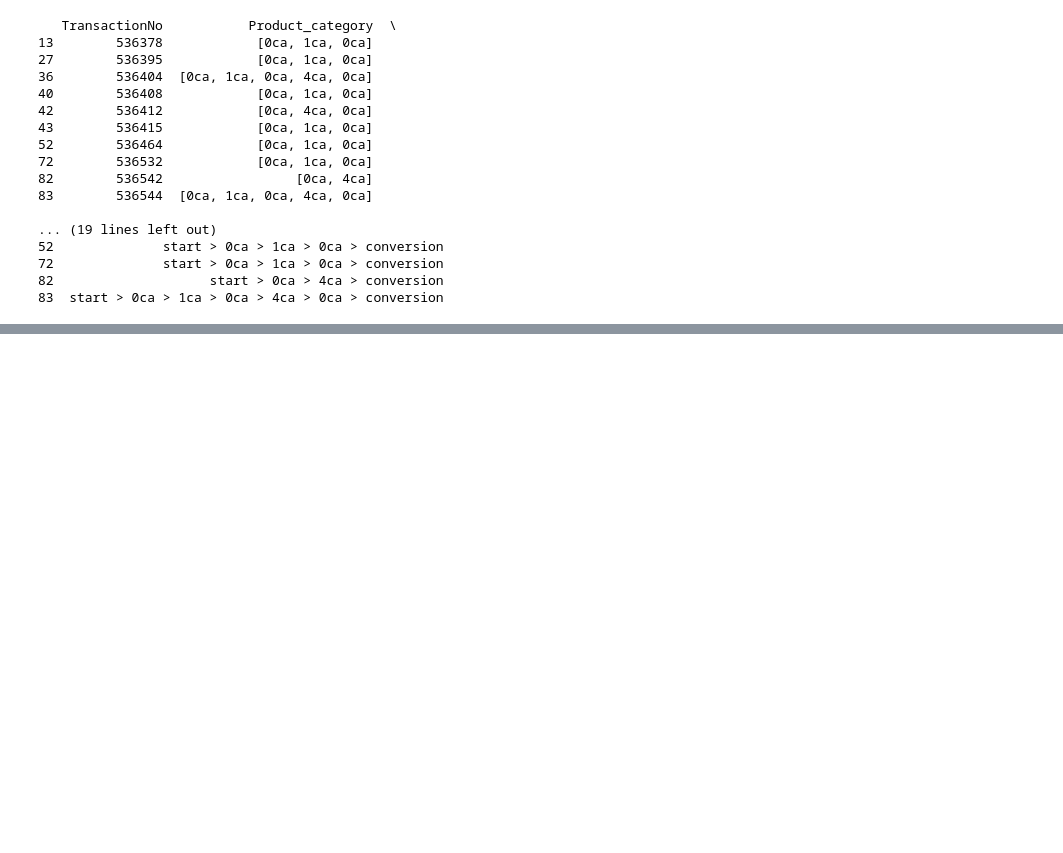
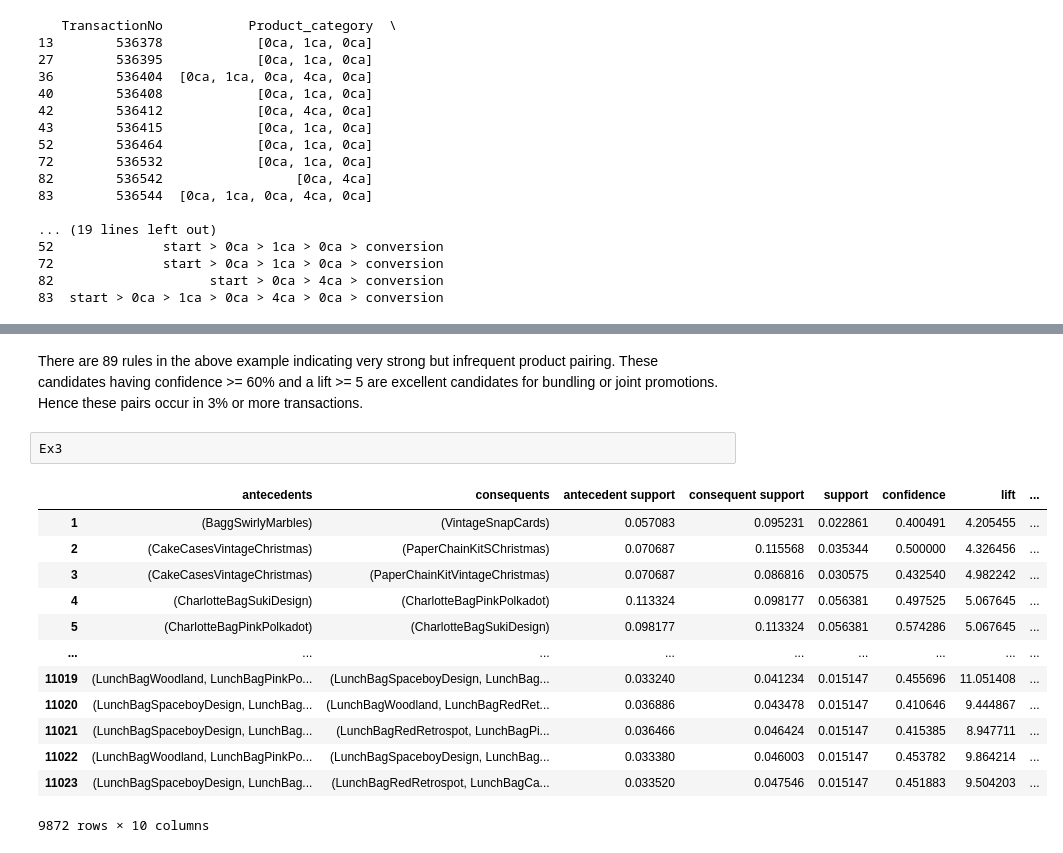
Before and after one commit to alireza-montazeri/SIT742-Assignment-2, a Jupyter notebook: SIT742Task2.ipynb, the cells around one changed output, grey strips where cells are left out. Cells and saved outputs as stored; diff of their text form; blank space fills up the shorter version.

```diff
--- a/SIT742Task2.ipynb
+++ b/SIT742Task2.ipynb
@@ -464,0 +665,18 @@ print(df_2.head(10))
+# %% [markdown]
+There are 89 rules in the above example indicating very strong but infrequent product pairing. These candidates having confidence >= 60% and a lift >= 5 are excellent candidates for bundling or joint promotions. Hence these pairs occur in 3% or more transactions.
+# %%
+Ex3
+# %% [output]
+|  | antecedents | consequents | antecedent support | consequent support | support | confidence | lift | ... |
+| 1 | (BaggSwirlyMarbles) | (VintageSnapCards) | 0.057083 | 0.095231 | 0.022861 | 0.400491 | 4.205455 | ... |
+| 2 | (CakeCasesVintageChristmas) | (PaperChainKitSChristmas) | 0.070687 | 0.115568 | 0.035344 | 0.500000 | 4.326456 | ... |
+| 3 | (CakeCasesVintageChristmas) | (PaperChainKitVintageChristmas) | 0.070687 | 0.086816 | 0.030575 | 0.432540 | 4.982242 | ... |
+| 4 | (CharlotteBagSukiDesign) | (CharlotteBagPinkPolkadot) | 0.113324 | 0.098177 | 0.056381 | 0.497525 | 5.067645 | ... |
+| 5 | (CharlotteBagPinkPolkadot) | (CharlotteBagSukiDesign) | 0.098177 | 0.113324 | 0.056381 | 0.574286 | 5.067645 | ... |
+| ... | ... | ... | ... | ... | ... | ... | ... | ... |
+| 11019 | (LunchBagWoodland, LunchBagPinkPo... | (LunchBagSpaceboyDesign, LunchBag... | 0.033240 | 0.041234 | 0.015147 | 0.455696 | 11.051408 | ... |
+| 11020 | (LunchBagSpaceboyDesign, LunchBag... | (LunchBagWoodland, LunchBagRedRet... | 0.036886 | 0.043478 | 0.015147 | 0.410646 | 9.444867 | ... |
+| 11021 | (LunchBagSpaceboyDesign, LunchBag... | (LunchBagRedRetrospot, LunchBagPi... | 0.036466 | 0.046424 | 0.015147 | 0.415385 | 8.947711 | ... |
+| 11022 | (LunchBagWoodland, LunchBagPinkPo... | (LunchBagSpaceboyDesign, LunchBag... | 0.033380 | 0.046003 | 0.015147 | 0.453782 | 9.864214 | ... |
+| 11023 | (LunchBagSpaceboyDesign, LunchBag... | (LunchBagRedRetrospot, LunchBagCa... | 0.033520 | 0.047546 | 0.015147 | 0.451883 | 9.504203 | ... |
+9872 rows × 10 columns
```
Also changed, not shown: parts of 37 cells of this notebook.
